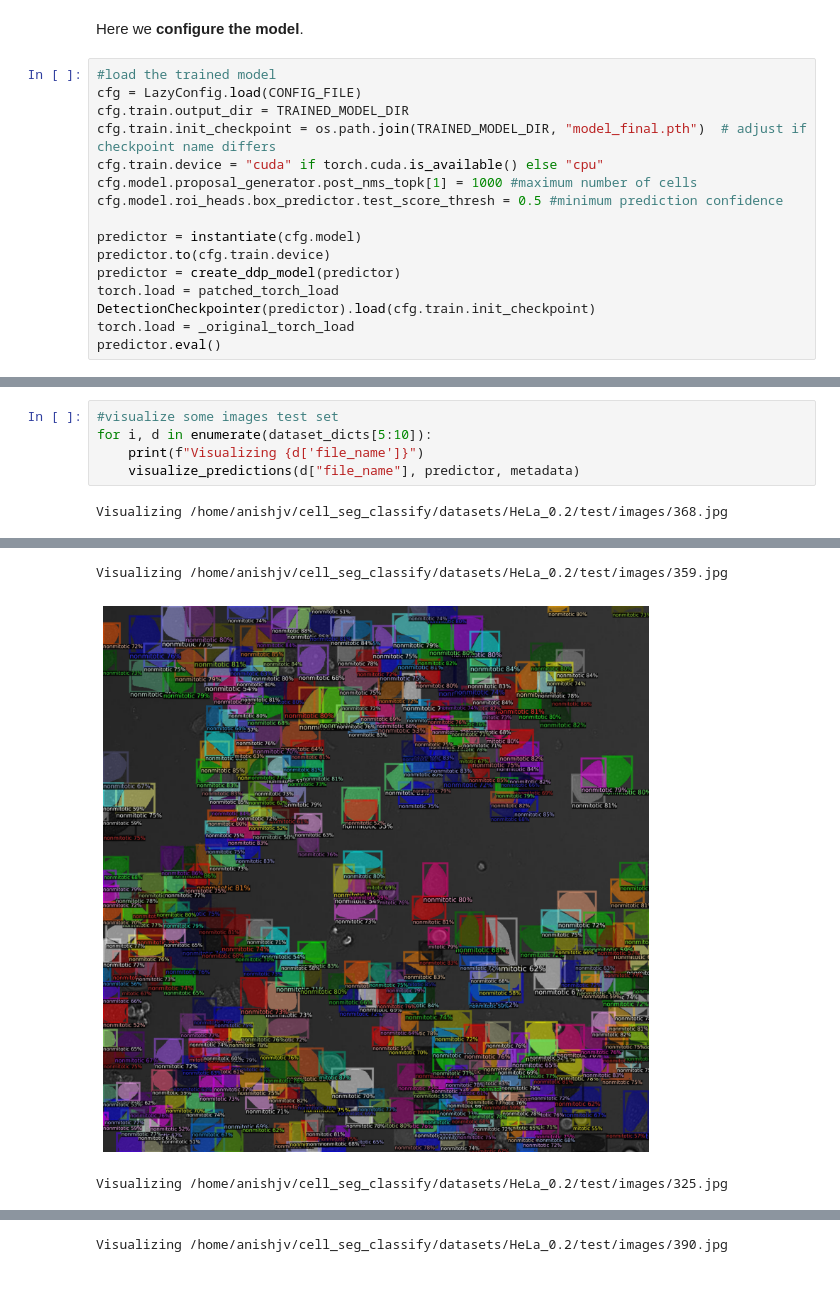
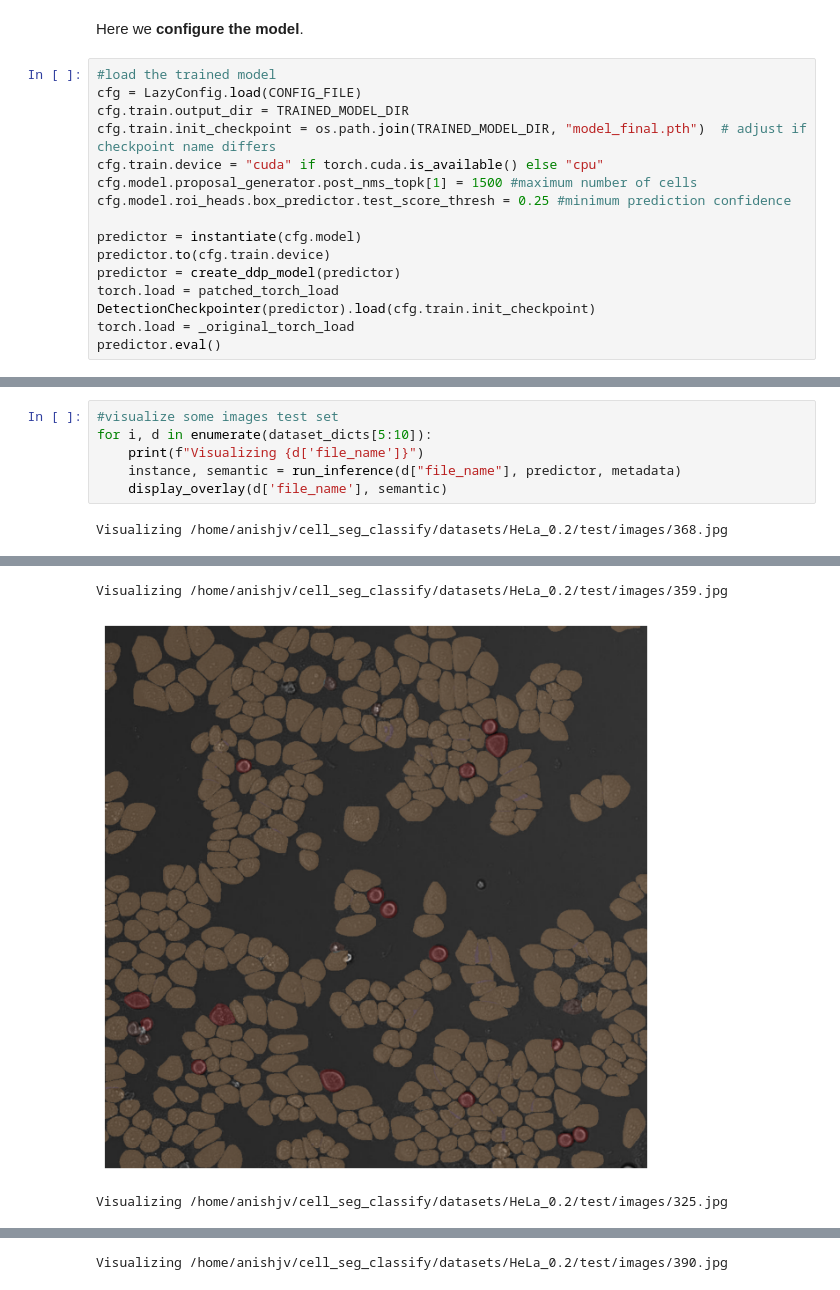
Before and after one commit to anishjv/cell-AAP, a Jupyter notebook: notebooks/tutorials/inference/inference.ipynb, the cells around one changed output, grey strips where cells are left out. Cells and saved outputs as stored; diff of their text form.

Commit message:
updated inference tutorial

```diff
--- a/notebooks/tutorials/inference/inference.ipynb
+++ b/notebooks/tutorials/inference/inference.ipynb
@@ -52,8 +74,8 @@ cfg = LazyConfig.load(CONFIG_FILE)
 cfg.train.output_dir = TRAINED_MODEL_DIR
 cfg.train.init_checkpoint = os.path.join(TRAINED_MODEL_DIR, "model_final.pth")  # adjust if checkpoint name differs
 cfg.train.device = "cuda" if torch.cuda.is_available() else "cpu"
-cfg.model.proposal_generator.post_nms_topk[1] = 1000 #maximum number of cells
-cfg.model.roi_heads.box_predictor.test_score_thresh = 0.5 #minimum prediction confidence
+cfg.model.proposal_generator.post_nms_topk[1] = 1500 #maximum number of cells
+cfg.model.roi_heads.box_predictor.test_score_thresh = 0.25 #minimum prediction confidence
 
 predictor = instantiate(cfg.model)
 predictor.to(cfg.train.device)
@@ -105,6 +193,7 @@ def visualize_predictions(image_path, predictor, metadata):
 #visualize some images test set
 for i, d in enumerate(dataset_dicts[5:10]):
     print(f"Visualizing {d['file_name']}")
-    visualize_predictions(d["file_name"], predictor, metadata)
+    instance, semantic = run_inference(d["file_name"], predictor, metadata)
+    display_overlay(d['file_name'], semantic)
 # %% [output]
 Visualizing /home/anishjv/cell_seg_classify/datasets/HeLa_0.2/test/images/368.jpg
@@ -112,3 +201,3 @@ Visualizing /home/anishjv/cell_seg_classify/datasets/HeLa_0.2/test/images/368.jp
 Visualizing /home/anishjv/cell_seg_classify/datasets/HeLa_0.2/test/images/359.jpg
-[figure, old version]
+[figure, new version]
 Visualizing /home/anishjv/cell_seg_classify/datasets/HeLa_0.2/test/images/325.jpg
```
Also changed, not shown: parts of 11 cells of this notebook.
